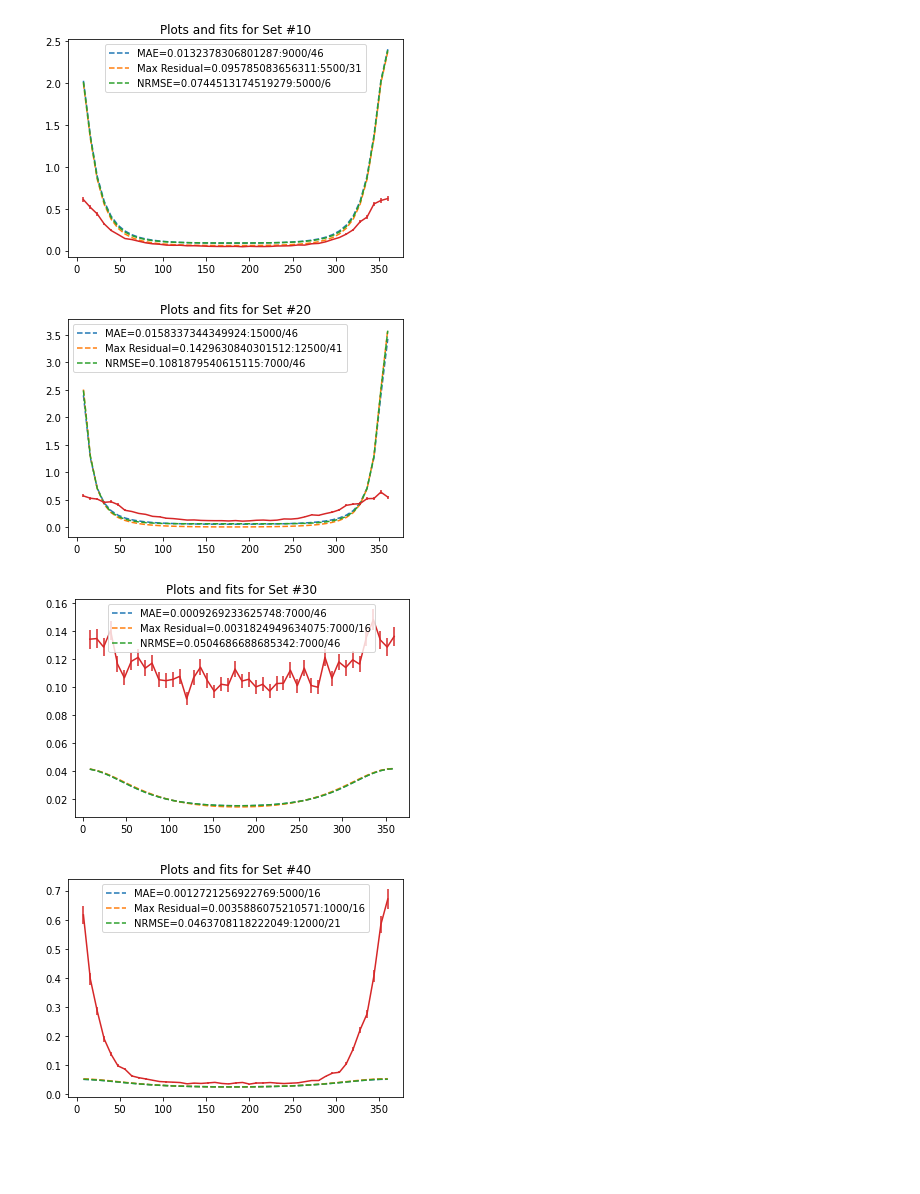
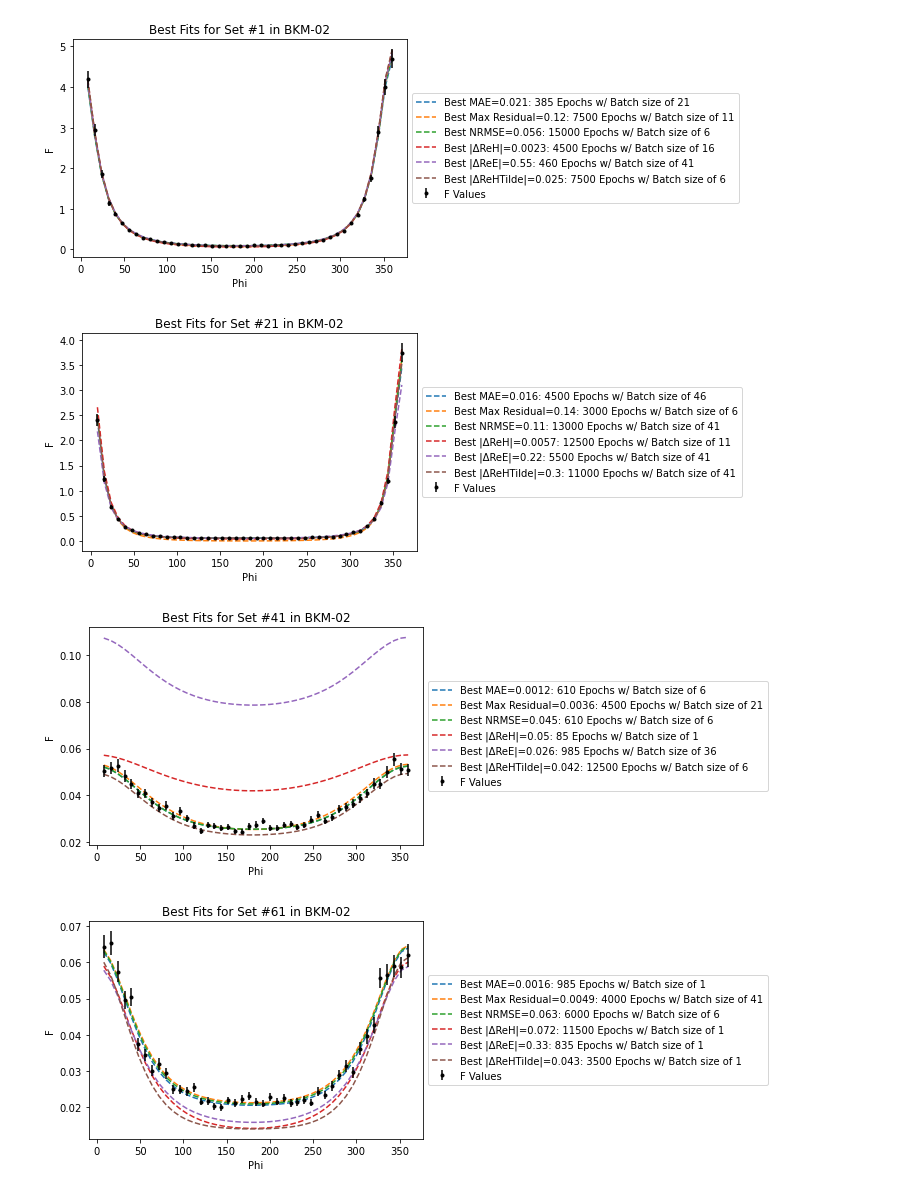
Before and after one commit to extraction-tools/ANN, a Jupyter notebook: Mohit/Grid_analysis.ipynb, the cells around one changed output. Cells and saved outputs as stored; diff of their text form; code cells hidden in the pictures; blank space fills up the shorter version.

Commit message:
Made Plots

```diff
--- a/Mohit/Grid_analysis.ipynb
+++ b/Mohit/Grid_analysis.ipynb
@@ -12,2 +16,5 @@ from IPython.display import Image
 import warnings
 warnings.filterwarnings('ignore')
+# %%
+def round_to_2(x):
+    return round(x, -int(math.floor(math.log10(abs(x))) - 1))
@@ -57,5 +45,0 @@ metrics
-# %%
-actual_values = pd.read_csv('test_data/BKM_pseudodata2_with_CFFS.csv')
-actual_values.rename(columns={"#Set":"Set"}, inplace=True)
-actual_values['Set'] = actual_values['Set'].astype(int)
-actual_values
@@ -75,0 +46,3 @@ actual_values
+# %%
+def extractCFFs(cffList):
+    return str(cffList[:-1]).replace('[','').replace(']','')
@@ -98,0 +110,9 @@ overall.head()
+# %%
+overall = actual_values.merge(metrics_tot, on=['Set','BKM']).drop(columns=['index','k','QQ','x_b','t','F1','F2','dvcs'])
+overall[['Calculated_ReH', 'Calculated_ReE', 'Calculated_ReHTilde']] = overall['Calculated CFFs'].apply(extractCFFs).str.split(',', expand=True).astype('float64')
+overall.drop(columns=['Calculated CFFs'], inplace=True, axis=1)
+
+for cff in ['ReH', 'ReE', 'ReHTilde']:
+    overall['|\u0394' + cff + '|'] = (overall['Calculated_'+ cff] - overall[cff]).abs()
+
+overall[['Set', 'BKM', 'Batch', 'Epoch']] = overall[['Set', 'BKM', 'Batch', 'Epoch']].astype(int)
@@ -99,29 +374,40 @@ overall.head()
 # %%
 epoch_batch_per_set = {}
-for i in np.arange(1, overall['Set'].max() + 1):
-    tempdf = overall.query('Set==@i')
+for dataset in [2,3]:
+    for i in np.arange(1, overall['Set'].max() + 1):
+        tempdf = overall.query('(Set==@i) & (BKM==@dataset)')
 
-    if tempdf.empty:
-        continue
+        if tempdf.empty:
+            continue
 
-    plt.figure();
-    metric_values = [tempdf['MAE'].idxmin(), tempdf['Max Residual'].idxmin(), tempdf['NRMSE'].idxmin()]
-    metric_names = ['MAE', 'Max Residual', 'NRMSE']
+        plt.figure();
+        metric_values = [tempdf['MAE'].idxmin(), tempdf['Max Residual'].idxmin(), tempdf['NRMSE'].idxmin()]
+        metric_names = ['MAE', 'Max Residual', 'NRMSE']
 
-    epoch_batch_per_set[i] = []
+        for cff in ['ReH', 'ReE', 'ReHTilde']:
+            col_name = '|\u0394' + cff + '|'
+            metric_values.append(tempdf[col_name].idxmin())
+            metric_names.append(col_name)
 
-    for n, index in enumerate(metric_values):
-        temprow = tempdf.loc[index]
-        plt.plot(temprow['phi_x'], temprow['Calculated Points'], linestyle='dashed',
-                 label=metric_names[n] + "=" + str(temprow[metric_names[n]]) + ":" + str(temprow['Epoch']) + '/' + str(temprow["Batch"]));
+        epoch_batch_per_set[i] = []
 
-        epoch_batch_per_set[i] += [(temprow['Epoch'], temprow['Batch'])]
+        for n, index in enumerate(metric_values):
+            temprow = tempdf.loc[index]
+            plt.plot(temprow['phi_x'], temprow['Calculated Points'], linestyle='dashed',
+                     label='Best ' + metric_names[n] + "=" + str(round_to_2(temprow[metric_names[n]])) + ": " + \
+                     str(temprow['Epoch']) + ' Epochs w/ Batch size of ' + str(temprow["Batch"]));
 
-    plt.errorbar(temprow['phi_x'], temprow['F'], yerr=temprow['sigmaF']);
-    plt.title('Plots and fits for Set #' + str(int(i)));
-    plt.legend();
+            epoch_batch_per_set[i] += [(temprow['Epoch'], temprow['Batch'])]
+
+        plt.errorbar(temprow['phi_x'], temprow['F'], yerr=temprow['sigmaF'], fmt='.', c='black',
+                    label='F Values')#, ms=5, mew=0.5, capsize=5);
+        plt.xlabel('Phi');
+        plt.ylabel('F');
+        plt.title('Best Fits for Set #' + str(int(i)) + ' in BKM-0'+str(dataset));
+        plt.legend(bbox_to_anchor=[1, 0.5], loc='center left');
+        plt.show();
 # %% [output]
-[figure, old version]
+[figure, new version]
-[figure, old version]
+[figure, new version]
-[figure, old version]
+[figure, new version]
-[figure, old version]
+[figure, new version]
```
Also changed, not shown: parts of 20 cells of this notebook, 9 other files.
